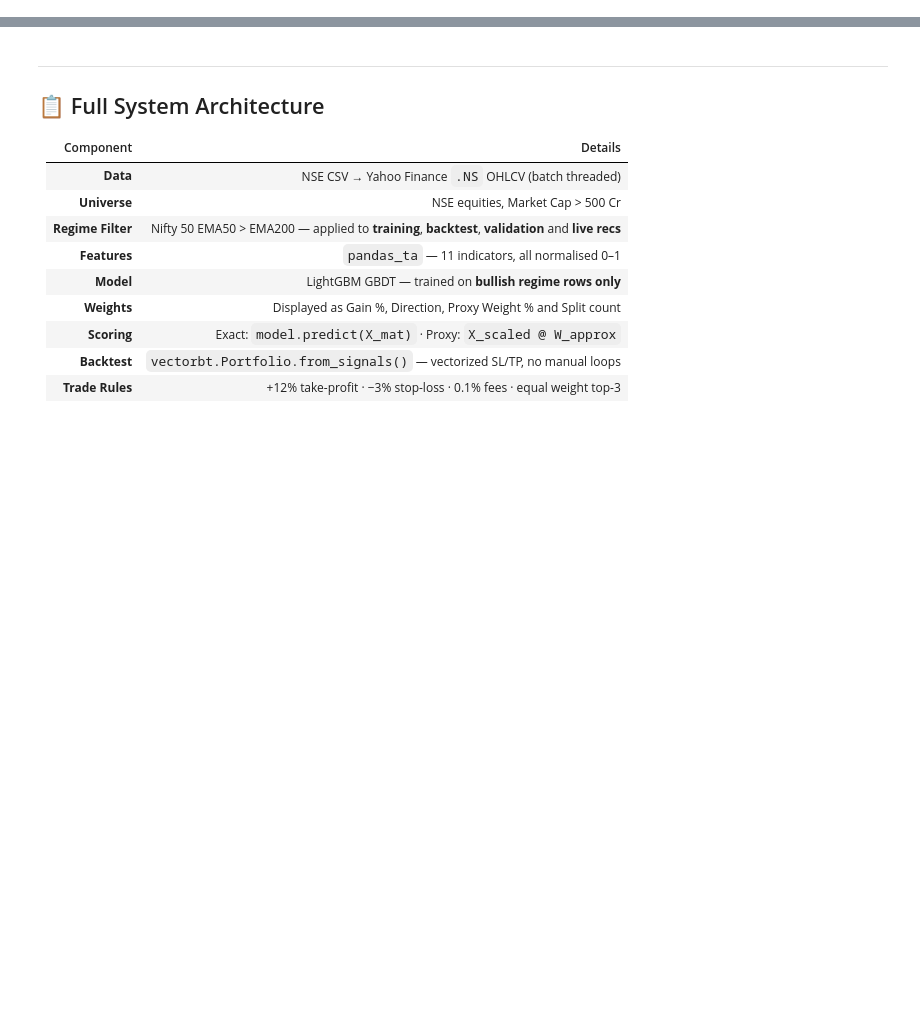
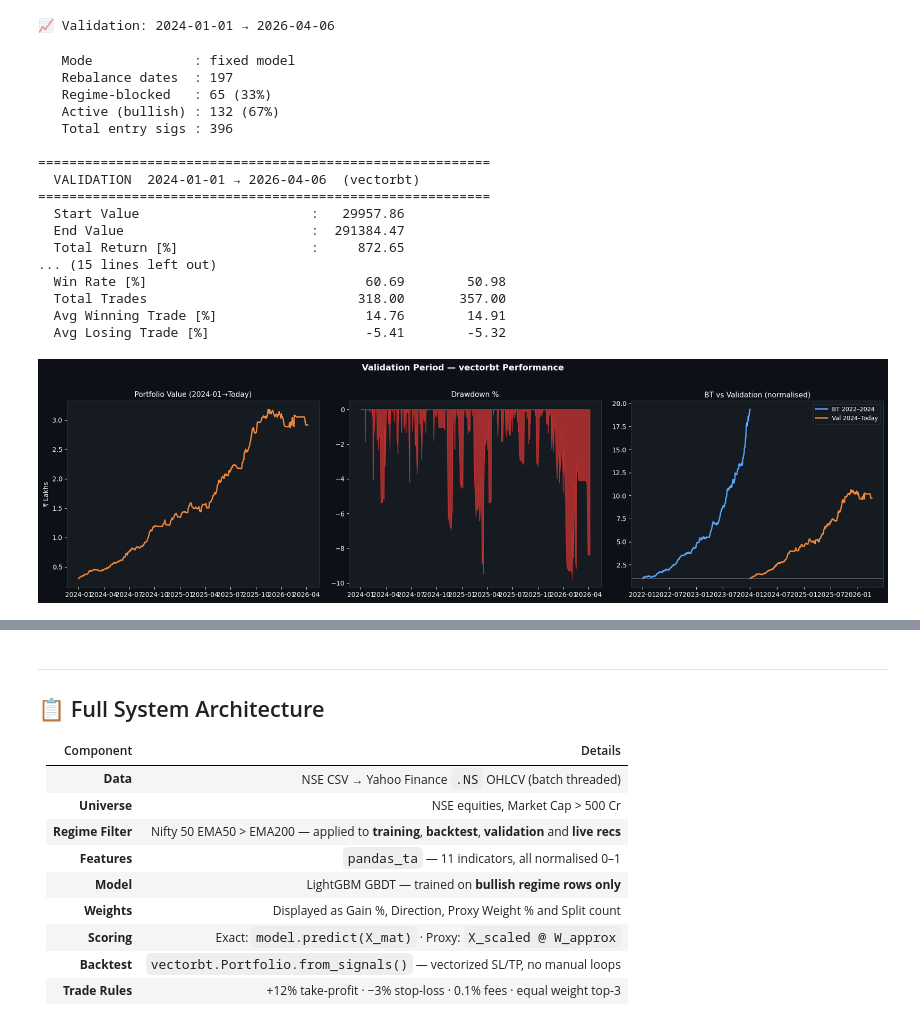
Before and after one commit to Prakhar3006/BTST-Trades, a Jupyter notebook: BTST-ML.ipynb, the cells around one changed output, grey strips where cells are left out. Cells and saved outputs as stored; diff of their text form; code cells hidden in the pictures; blank space fills up the shorter version.

```diff
--- a/BTST-ML.ipynb
+++ b/BTST-ML.ipynb
@@ -965,7 +972,7 @@ def build_signal_matrix(fstore, data_dict, start, end,
     return close_mx, entry_mx
 # %%
 print(f'\n{"="*68}')
-print(f'  🎯  TODAY\'S NSE RECOMMENDATIONS  |  {TODAY}')
+print(f'  🎯  TOMM\'S NSE RECOMMENDATIONS  |  {TOMM}')
 print(f'  🤖  LightGBM GBDT  |  vectorbt backtest  |  pandas_ta features')
 print(f'  📊  Target: +12%  |  Stop-Loss: -3%  |  Horizon: 2–3 days')
 print(f'{"="*68}')
@@ -977,12 +984,12 @@ regime_emoji   = {'BULLISH': '🟢', 'CAUTION': '🟡', 'BEARISH': '🔴'}.get(c
 print(f'\n  {regime_emoji}  Current Nifty Regime: {current_regime}')
 if current_regime == 'BEARISH':
     print(f'\n  ⛔  NO TRADES TODAY — market is in {current_regime} regime.')
-    print(f'      Strategy only operates when Nifty is BULLISH (price > EMA20 > EMA50).')
+    print(f'      Strategy only operates when Nifty is BULLISH (price > EMA5 > EMA10).')
     print(f'      Nifty close  : {nifty_df["close"].iloc[-1]:,.2f}')
-    print(f'      EMA 20       : {nifty_df["ema20"].iloc[-1]:,.2f}')
-    print(f'      EMA 50      : {nifty_df["ema50"].iloc[-1]:,.2f}')
+    print(f'      EMA 5       : {nifty_df["ema5"].iloc[-1]:,.2f}')
+    print(f'      EMA 10     : {nifty_df["ema10"].iloc[-1]:,.2f}')
 else:
-    today_scores = score_universe(feature_store, TODAY, lgbm_model, scaler, W_approx)
+    today_scores = score_universe(feature_store, TOMM, lgbm_model, scaler, W_approx)
     if today_scores.empty:
         print('⚠️  No scores generated — check data availability')
     else:
@@ -1006,8 +1013,8 @@ else:
 
         print(f'\n  R:R Ratio = {TARGET_PCT*100:.0f}% : {SL_PCT*100:.0f}% = {int(TARGET_PCT/SL_PCT)}:1')
         print(f'\n  Nifty: {nifty_df["close"].iloc[-1]:,.2f}  '
-              f'EMA20: {nifty_df["ema20"].iloc[-1]:,.2f}  '
-              f'EMA50: {nifty_df["ema50"].iloc[-1]:,.2f}')
+              f'EMA5: {nifty_df["ema5"].iloc[-1]:,.2f}  '
+              f'EMA10: {nifty_df["ema10"].iloc[-1]:,.2f}')
         print(f'\n  ── Indicator Breakdown ──────────────────────────────────────')
         for i, (_, row) in enumerate(top5.iterrows(), 1):
             print(f'\n  #{i} {row["ticker"]} | LGBM: {row["lgbm_score"]:.5f}')
@@ -1169,7 +1198,7 @@ plt.show()
 # %%
-print(f'📈 Validation: {TEST_END} → {TODAY}')
+print(f'📈 Validation: {TEST_END} → {TOMM}')
 close_val, entry_val = build_signal_matrix(
-    feature_store, ohlcv_data, TEST_END, TODAY,
+    feature_store, ohlcv_data, TEST_END, TOMM,
     lgbm_model, scaler, W_approx
 )
 
@@ -1186,7 +1215,7 @@ pf_val = vbt.Portfolio.from_signals(
     cash_sharing= True
 )
 
-stats_val = safe_stats(pf_val, f'VALIDATION  {TEST_END} → {TODAY}  (vectorbt)')
+stats_val = safe_stats(pf_val, f'VALIDATION  {TEST_END} → {TOMM}  (vectorbt)')
 
 # ── Side-by-side comparison ───────────────────────────────────────────
 KEY_STATS = ['Start Value','End Value','Total Return [%]','Max Drawdown [%]',
@@ -1205,33 +1234,53 @@ for k in KEY_STATS:
 port_val_v = pf_val.value()
 if isinstance(port_val_v, pd.DataFrame): port_val_v = port_val_v.sum(axis=1)
 
 fig, axes = plt.subplots(1, 3, figsize=(18, 5))
 fig.patch.set_facecolor('#0d1117')
 
 axes[0].plot(port_val_v.index, port_val_v/1e5, color='#f0883e', lw=2)
 axes[0].set_title(f'Portfolio Value ({TEST_END[:7]}→Today)', color='white', fontsize=11)
 axes[0].set_ylabel('₹ Lakhs', color='white')
 
 dd_val = (port_val_v / port_val_v.cummax() - 1) * 100
 axes[1].fill_between(dd_val.index, dd_val, 0, color='#da3633', alpha=0.7)
 axes[1].set_title('Drawdown %', color='white', fontsize=11)
 
 strat_bt_idx  = port_val_bt / port_val_bt.iloc[0]
 strat_val_idx = port_val_v  / port_val_v.iloc[0]
 axes[2].plot(strat_bt_idx.index,  strat_bt_idx,  color='#58a6ff', lw=2, label=f'BT {TRAIN_END[:4]}–{TEST_END[:4]}')
 axes[2].plot(strat_val_idx.index, strat_val_idx, color='#f0883e', lw=2, label=f'Val {TEST_END[:4]}–Today')
 axes[2].axhline(1, color='gray', lw=0.8)
 axes[2].legend(fontsize=9)
 axes[2].set_title('BT vs Validation (normalised)', color='white', fontsize=11)
 
 for ax in axes:
     ax.set_facecolor('#161b22')
     ax.tick_params(colors='white')
     for sp in ax.spines.values(): sp.set_color('#30363d')
 plt.suptitle('Validation Period — vectorbt Performance',
              fontsize=13, color='white', fontweight='bold', y=1.02)
 plt.tight_layout()
 plt.show()
+# %% [output]
+📈 Validation: 2024-01-01 → 2026-04-06
+   Mode             : fixed model
+   Rebalance dates  : 197
+   Regime-blocked   : 65 (33%)
+   Active (bullish) : 132 (67%)
+   Total entry sigs : 396
+
+==========================================================
+  VALIDATION  2024-01-01 → 2026-04-06  (vectorbt)
+==========================================================
+  Start Value                      :   29957.86
+  End Value                        :  291384.47
+  Total Return [%]                 :     872.65
+... (15 lines left out)
+  Win Rate [%]                            60.69        50.98
+  Total Trades                           318.00       357.00
+  Avg Winning Trade [%]                   14.76        14.91
+  Avg Losing Trade [%]                    -5.41        -5.32
+[figure, added]
 # %%
 out_dir = 'nse_lgbm_output'
 os.makedirs(out_dir, exist_ok=True)
```
Also changed, not shown: parts of 16 cells of this notebook, 10 other files.
